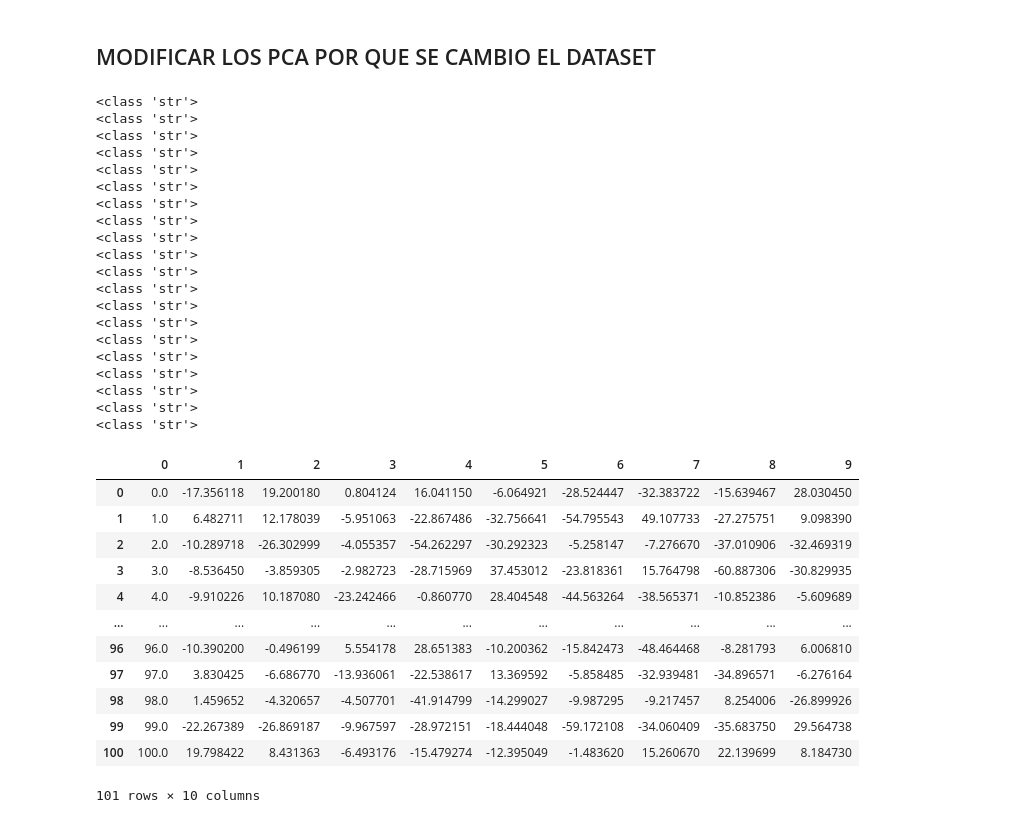
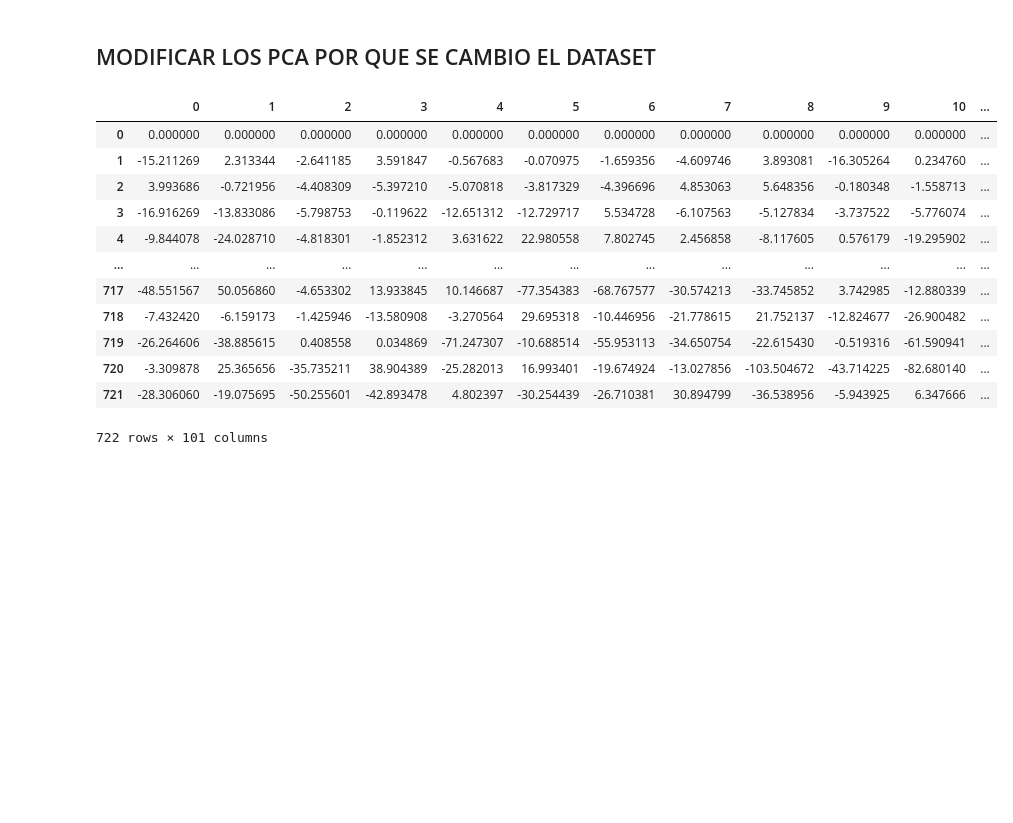
Before and after one commit to Beta628427/Tesis, a Jupyter notebook: 2_Beta___Cod/Beta_PCA/PCA_Cod_master_v1.ipynb, the cells around one changed output. Saved outputs shown, nothing was run; the diff lists cells and outputs as text; code cells hidden in the pictures; blank space fills up the shorter version.

```diff
--- a/2_Beta___Cod/Beta_PCA/PCA_Cod_master_v1.ipynb
+++ b/2_Beta___Cod/Beta_PCA/PCA_Cod_master_v1.ipynb
@@ -368,6 +356,40 @@ for i in range(pd.DataFrame(target_colum).shape[0]):
 # %% [markdown]
 
 ## MODIFICAR LOS PCA POR QUE SE CAMBIO EL DATASET
+# %%
+# Filas velocidades de personas
+
+for i in range(1,pd.DataFrame(per).shape[0]):
+
+  # xx1 = np.array(range(0,101))[:, np.newaxis]    # 0 a 100 ['% Gait Cycle']
+  xx2 = np.array(personas[per[i]].iloc[:,1 :10]) # jovenes 1:10
+  xx3 = np.array(personas[per[i]].iloc[:,10:19]) # viejos  10:19
+
+  a = np.array(pd.DataFrame(xx2).T) # joven
+  b = np.array(pd.DataFrame(xx3).T) # viejo
+
+  aa = np.concatenate((aa,a),axis=0) # Concateno jovenes
+  bb = np.concatenate((bb,b),axis=0) # Concateno viejos
+
+  cc = np.concatenate((aa,bb), axis=0)
+
+# Columnas Articulaciones 0 -100 % < % Gait Cycle' >
+
+pd.DataFrame(cc)
+# %% [output]
+|  | 0 | 1 | 2 | 3 | 4 | 5 | 6 | 7 | 8 | 9 | 10 | ... |
+| 0 | 0.000000 | 0.000000 | 0.000000 | 0.000000 | 0.000000 | 0.000000 | 0.000000 | 0.000000 | 0.000000 | 0.000000 | 0.000000 | ... |
+| 1 | -15.211269 | 2.313344 | -2.641185 | 3.591847 | -0.567683 | -0.070975 | -1.659356 | -4.609746 | 3.893081 | -16.305264 | 0.234760 | ... |
+| 2 | 3.993686 | -0.721956 | -4.408309 | -5.397210 | -5.070818 | -3.817329 | -4.396696 | 4.853063 | 5.648356 | -0.180348 | -1.558713 | ... |
+| 3 | -16.916269 | -13.833086 | -5.798753 | -0.119622 | -12.651312 | -12.729717 | 5.534728 | -6.107563 | -5.127834 | -3.737522 | -5.776074 | ... |
+| 4 | -9.844078 | -24.028710 | -4.818301 | -1.852312 | 3.631622 | 22.980558 | 7.802745 | 2.456858 | -8.117605 | 0.576179 | -19.295902 | ... |
+| ... | ... | ... | ... | ... | ... | ... | ... | ... | ... | ... | ... | ... |
+| 717 | -48.551567 | 50.056860 | -4.653302 | 13.933845 | 10.146687 | -77.354383 | -68.767577 | -30.574213 | -33.745852 | 3.742985 | -12.880339 | ... |
+| 718 | -7.432420 | -6.159173 | -1.425946 | -13.580908 | -3.270564 | 29.695318 | -10.446956 | -21.778615 | 21.752137 | -12.824677 | -26.900482 | ... |
+| 719 | -26.264606 | -38.885615 | 0.408558 | 0.034869 | -71.247307 | -10.688514 | -55.953113 | -34.650754 | -22.615430 | -0.519316 | -61.590941 | ... |
+| 720 | -3.309878 | 25.365656 | -35.735211 | 38.904389 | -25.282013 | 16.993401 | -19.674924 | -13.027856 | -103.504672 | -43.714225 | -82.680140 | ... |
+| 721 | -28.306060 | -19.075695 | -50.255601 | -42.893478 | 4.802397 | -30.254439 | -26.710381 | 30.894799 | -36.538956 | -5.943925 | 6.347666 | ... |
+722 rows × 101 columns
 # %%
 ['% Gait Cycle','joven_Natural','joven_XS',
 'joven_S','joven_M','joven_L','joven_Toe','joven_Heel',
@@ -383,40 +405,6 @@ for i in range(1,pd.DataFrame(per).shape[0]):
 
   X_jov = np.concatenate((xx1,np.array(xx2)),axis=1) # Concateno jovenes
   X_vie = np.concatenate((xx1,np.array(xx3)),axis=1) # Concateno viejos
-# %% [output]
-<class 'str'>
-<class 'str'>
-<class 'str'>
-<class 'str'>
-<class 'str'>
-<class 'str'>
-<class 'str'>
-<class 'str'>
-<class 'str'>
-<class 'str'>
-<class 'str'>
-<class 'str'>
-<class 'str'>
-<class 'str'>
-<class 'str'>
-<class 'str'>
-<class 'str'>
-<class 'str'>
-<class 'str'>
-<class 'str'>
-|  | 0 | 1 | 2 | 3 | 4 | 5 | 6 | 7 | 8 | 9 |
-| 0 | 0.0 | -17.356118 | 19.200180 | 0.804124 | 16.041150 | -6.064921 | -28.524447 | -32.383722 | -15.639467 | 28.030450 |
-| 1 | 1.0 | 6.482711 | 12.178039 | -5.951063 | -22.867486 | -32.756641 | -54.795543 | 49.107733 | -27.275751 | 9.098390 |
-| 2 | 2.0 | -10.289718 | -26.302999 | -4.055357 | -54.262297 | -30.292323 | -5.258147 | -7.276670 | -37.010906 | -32.469319 |
-| 3 | 3.0 | -8.536450 | -3.859305 | -2.982723 | -28.715969 | 37.453012 | -23.818361 | 15.764798 | -60.887306 | -30.829935 |
-| 4 | 4.0 | -9.910226 | 10.187080 | -23.242466 | -0.860770 | 28.404548 | -44.563264 | -38.565371 | -10.852386 | -5.609689 |
-| ... | ... | ... | ... | ... | ... | ... | ... | ... | ... | ... |
-| 96 | 96.0 | -10.390200 | -0.496199 | 5.554178 | 28.651383 | -10.200362 | -15.842473 | -48.464468 | -8.281793 | 6.006810 |
-| 97 | 97.0 | 3.830425 | -6.686770 | -13.936061 | -22.538617 | 13.369592 | -5.858485 | -32.939481 | -34.896571 | -6.276164 |
-| 98 | 98.0 | 1.459652 | -4.320657 | -4.507701 | -41.914799 | -14.299027 | -9.987295 | -9.217457 | 8.254006 | -26.899926 |
-| 99 | 99.0 | -22.267389 | -26.869187 | -9.967597 | -28.972151 | -18.444048 | -59.172108 | -34.060409 | -35.683750 | 29.564738 |
-| 100 | 100.0 | 19.798422 | 8.431363 | -6.493176 | -15.479274 | -12.395049 | -1.483620 | 15.260670 | 22.139699 | 8.184730 |
-101 rows × 10 columns
 # %%
 targets                       = df.iloc[0,:]
 targets                       = pd.DataFrame(targets[np.newaxis,:])
```
Also changed, not shown: parts of 16 cells of this notebook.
